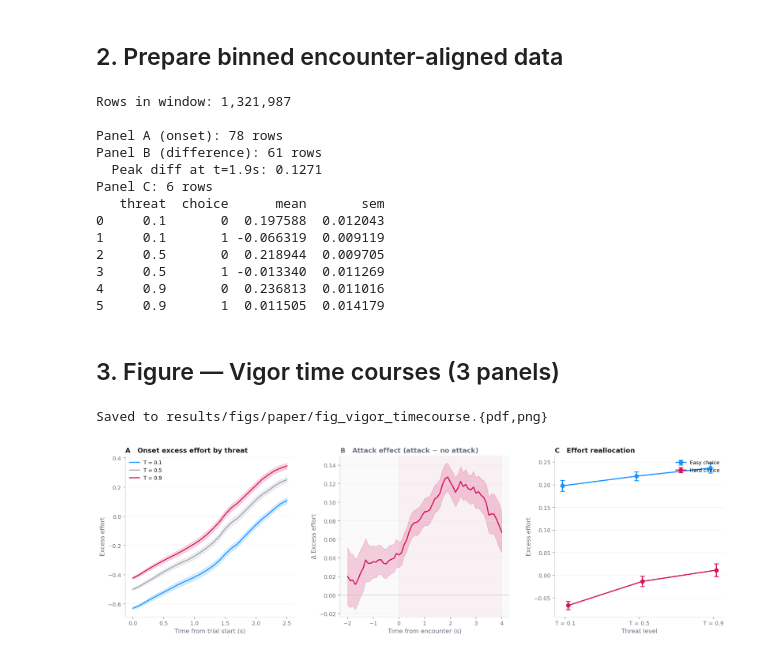
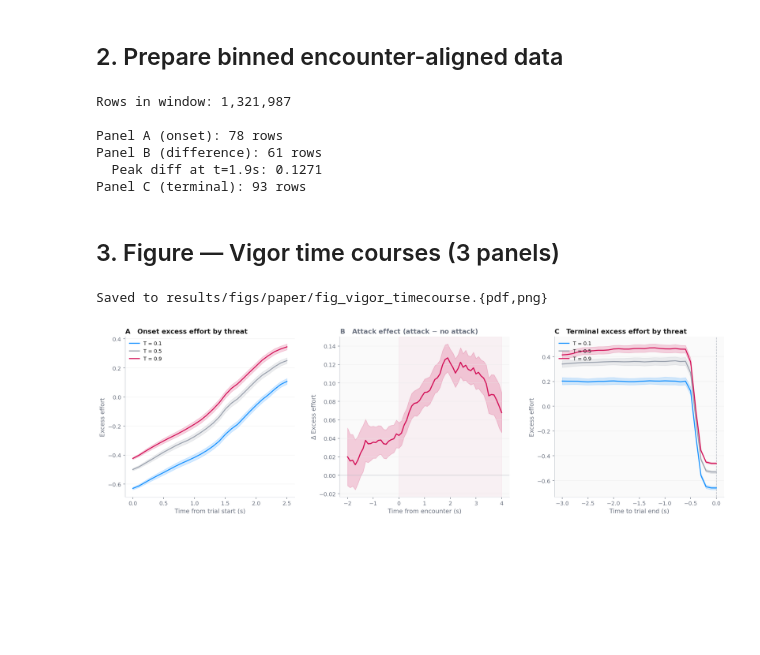
Before and after one commit to nssokada/EffortForagingUnderThreat, a Jupyter notebook: notebooks/06_paper_pipeline/11_vigor_timecourse.ipynb, the cells around one changed output. Drawn from its saved outputs; the diff is of its cells as text; code cells hidden in the pictures; blank space fills up the shorter version.

```diff
--- a/notebooks/06_paper_pipeline/11_vigor_timecourse.ipynb
+++ b/notebooks/06_paper_pipeline/11_vigor_timecourse.ipynb
@@ -54,6 +54,7 @@ N subjects: 293
 # This removes the demand confound (choice composition changes with threat)
 ts['effort_chosen'] = np.where(ts['choice'] == 1, ts['effort_H'], 0.4)
 ts['excess'] = ts['vigor_norm'] - ts['effort_chosen']
+ts['t_end'] = ts['t'] - ts['trialEndTime']
 
 # ── Bin encounter-aligned time at 0.1s resolution ─────────────────────────
 WIN_LO, WIN_HI, BIN_SIZE = -2.0, 4.0, 0.1
@@ -102,36 +103,32 @@ panel_b = _diff.groupby('t_bin')['attack_effect'].agg(['mean','sem']).reset_inde
 print(f"Panel B (difference): {len(panel_b)} rows")
 print(f"  Peak diff at t={panel_b.loc[panel_b['mean'].idxmax(), 't_bin']:.1f}s: {panel_b['mean'].max():.4f}")
 
-# ── Panel C data: mean EXCESS by threat × choice ────────────────────────
-subj_tc = (
-    ts
-    .groupby(['subj', 'threat', 'choice'])['excess']
+# ── Panel C data: TERMINAL period excess by threat (end-aligned) ─────────
+ts_term = ts[(ts['t_end'] >= -3.0) & (ts['t_end'] <= 0)].copy()
+ts_term['t_bin'] = (ts_term['t_end'] / BIN_SIZE).round() * BIN_SIZE
+ts_term['t_bin'] = ts_term['t_bin'].round(2)
+
+subj_term = (
+    ts_term
+    .groupby(['subj', 'threat', 't_bin'])['excess']
     .mean()
     .reset_index()
 )
 
 panel_c = (
-    subj_tc
-    .groupby(['threat', 'choice'])['excess']
+    subj_term
+    .groupby(['threat', 't_bin'])['excess']
     .agg(['mean', 'sem'])
     .reset_index()
 )
-print(f"Panel C: {len(panel_c)} rows")
-print(panel_c)
+print(f"Panel C (terminal): {len(panel_c)} rows")
 # %% [output]
 Rows in window: 1,321,987
 
 Panel A (onset): 78 rows
 Panel B (difference): 61 rows
   Peak diff at t=1.9s: 0.1271
-Panel C: 6 rows
-   threat  choice      mean       sem
-0     0.1       0  0.197588  0.012043
-1     0.1       1 -0.066319  0.009119
-2     0.5       0  0.218944  0.009705
-3     0.5       1 -0.013340  0.011269
-4     0.9       0  0.236813  0.011016
-5     0.9       1  0.011505  0.014179
+Panel C (terminal): 93 rows
 # %% [markdown]
 ## 3. Figure — Vigor time courses (3 panels)
 # %%
@@ -170,49 +167,46 @@ ax.axhline(0, color='#9ca3af', ls='-', lw=0.8, alpha=0.5)
 
 pb = panel_b.sort_values('t_bin')
 ax.plot(pb['t_bin'], pb['mean'], color=Colors.RUBY1, lw=2)
 ax.fill_between(pb['t_bin'],
                 pb['mean'] - 1.96 * pb['sem'],
                 pb['mean'] + 1.96 * pb['sem'],
                 color=Colors.RUBY1, alpha=0.2)
 ax.axvspan(0, 4, color=Colors.RUBY1, alpha=0.04)
 ax.set_title('B   Attack effect (attack $-$ no attack)', fontsize=12, fontweight='bold',
              color=Colors.INK, loc='left')
 style_axis(ax, ylabel='$\\Delta$ Excess effort',
            xlabel='Time from encounter (s)')
 
-# ── Panel C: Reallocation pattern (threat x choice) ──────────────────────
+# ── Panel C: Terminal excess effort by threat ─────────────────────────
 ax = axes[2]
-choice_colors = {0: Colors.CERULEAN2, 1: Colors.RUBY1}
-choice_labels = {0: 'Easy choice', 1: 'Hard choice'}
-threat_levels = [0.1, 0.5, 0.9]
-x_pos = np.arange(len(threat_levels))
+ax.set_facecolor('#fafafa')
 
-for ch_val in [0, 1]:
-    d = panel_c[panel_c['choice'] == ch_val].sort_values('threat')
-    ax.errorbar(x_pos + (ch_val - 0.5) * 0.08,  # slight offset for visibility
-                d['mean'].values, yerr=d['sem'].values,
-                color=choice_colors[ch_val], marker='o', markersize=7,
-                linewidth=2, capsize=4, capthick=1.5,
-                label=choice_labels[ch_val], zorder=3)
+for threat_val, color in THREAT_COLORS.items():
+    d = panel_c[panel_c['threat'] == threat_val].sort_values('t_bin')
+    ax.plot(d['t_bin'], d['mean'], color=color, lw=1.8,
+            label=f'T = {threat_val}', zorder=3)
+    ax.fill_between(d['t_bin'],
+                    d['mean'] - 1.96 * d['sem'],
+                    d['mean'] + 1.96 * d['sem'],
+                    color=color, alpha=0.18, zorder=2)
 
-ax.set_xticks(x_pos)
-ax.set_xticklabels(['T = 0.1', 'T = 0.5', 'T = 0.9'])
-ax.legend(fontsize=9, frameon=False, loc='upper right')
-ax.set_title('C   Effort reallocation', fontsize=12, fontweight='bold',
+ax.axvline(0, color='#9ca3af', ls='--', lw=1, alpha=0.7)
+ax.legend(fontsize=9, frameon=False, loc='upper left')
+ax.set_title('C   Terminal excess effort by threat', fontsize=12, fontweight='bold',
              color=Colors.DARK_GREY, loc='left')
-style_axis(ax, ylabel='Excess effort', xlabel='Threat level')
+style_axis(ax, ylabel='Excess effort',
+           xlabel='Time to trial end (s)')
 
-# ── Layout and save ──────────────────────────────────────────────────────
 fig.tight_layout(w_pad=3.0)
 
 import os
 os.makedirs('/workspace/results/figs/paper', exist_ok=True)
 fig.savefig('/workspace/results/figs/paper/fig_vigor_timecourse.pdf',
             bbox_inches='tight', dpi=300)
 fig.savefig('/workspace/results/figs/paper/fig_vigor_timecourse.png',
             bbox_inches='tight', dpi=300)
 print("Saved to results/figs/paper/fig_vigor_timecourse.{pdf,png}")
 plt.show()
 # %% [output]
 Saved to results/figs/paper/fig_vigor_timecourse.{pdf,png}
-[figure, old version]
+[figure, new version]
```
Also changed, not shown: 2 other files.
